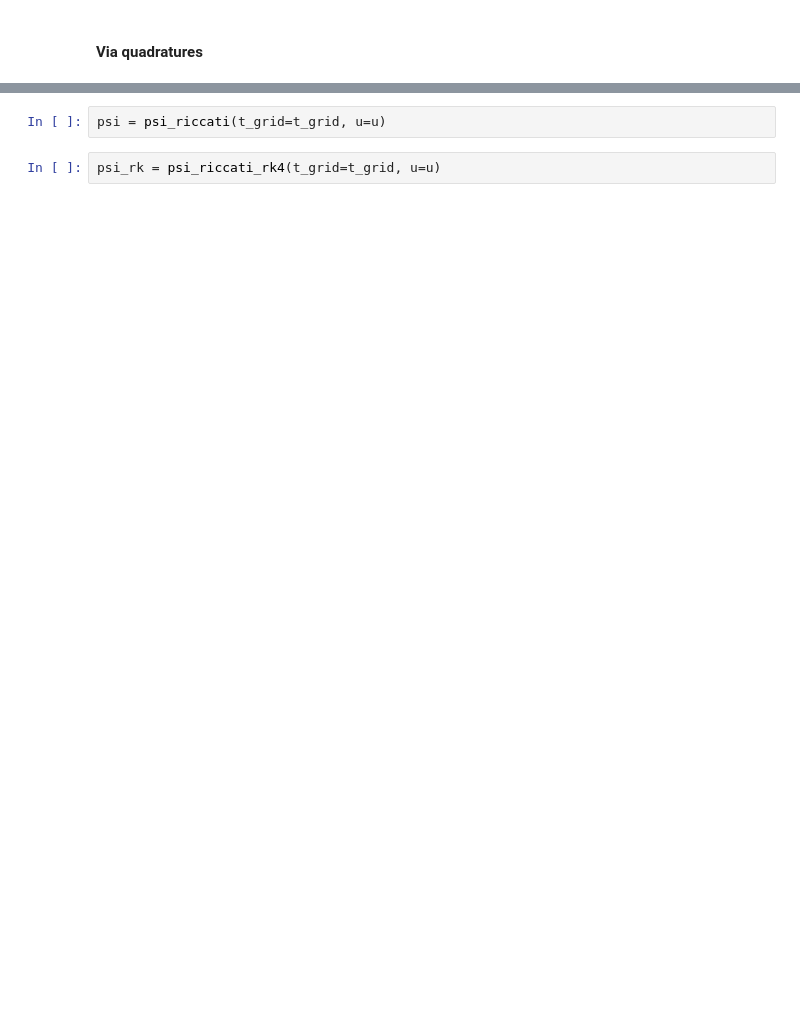
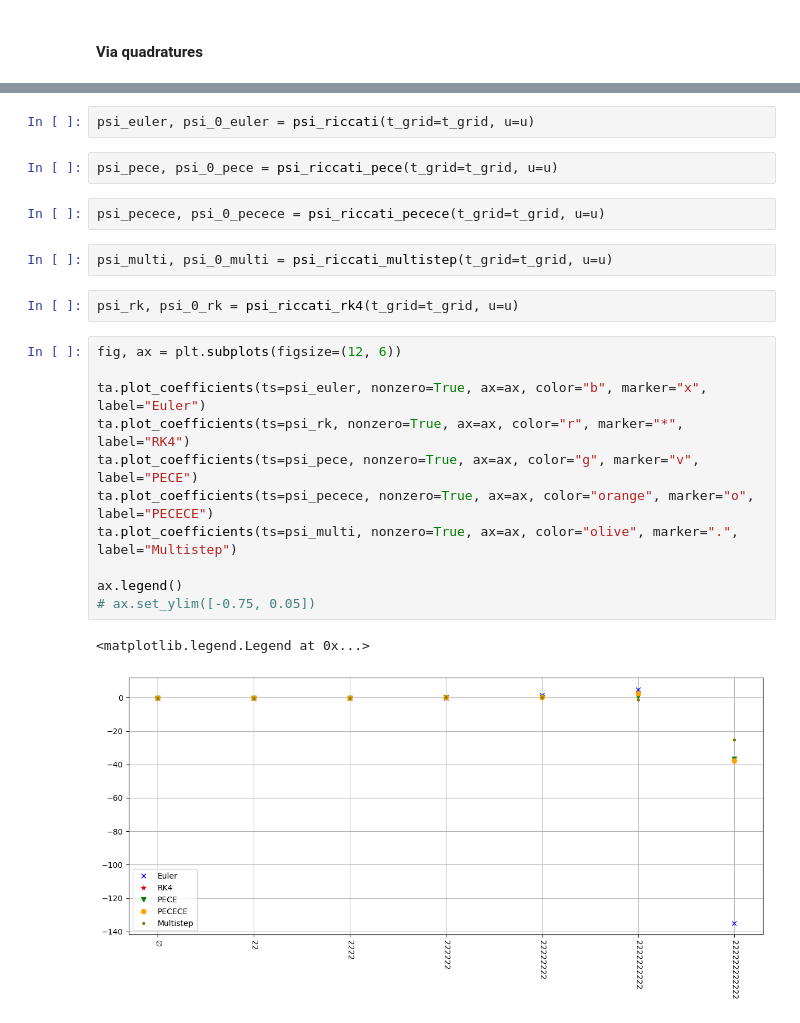
Before and after one commit to MrG1raffe/signature, a Jupyter notebook: notebooks/RiccatiContest.ipynb, the cells around one changed output, grey strips where cells are left out. Saved outputs shown, nothing was run; the diff lists cells and outputs as text; blank space fills up the shorter version.

```diff
--- a/notebooks/RiccatiContest.ipynb
+++ b/notebooks/RiccatiContest.ipynb
@@ -268,4 +204,24 @@ f(z_arr) @ (w_arr * np.exp(z_arr))
 # %%
-psi = psi_riccati(t_grid=t_grid, u=u)
+psi_euler, psi_0_euler = psi_riccati(t_grid=t_grid, u=u)
+# %%
+psi_pece, psi_0_pece = psi_riccati_pece(t_grid=t_grid, u=u)
+# %%
+psi_pecece, psi_0_pecece = psi_riccati_pecece(t_grid=t_grid, u=u)
+# %%
+psi_multi, psi_0_multi = psi_riccati_multistep(t_grid=t_grid, u=u)
 # %%
-psi_rk = psi_riccati_rk4(t_grid=t_grid, u=u)
+psi_rk, psi_0_rk = psi_riccati_rk4(t_grid=t_grid, u=u)
+# %%
+fig, ax = plt.subplots(figsize=(12, 6))
+
+ta.plot_coefficients(ts=psi_euler, nonzero=True, ax=ax, color="b", marker="x", label="Euler")
+ta.plot_coefficients(ts=psi_rk, nonzero=True, ax=ax, color="r", marker="*", label="RK4")
+ta.plot_coefficients(ts=psi_pece, nonzero=True, ax=ax, color="g", marker="v", label="PECE")
+ta.plot_coefficients(ts=psi_pecece, nonzero=True, ax=ax, color="orange", marker="o", label="PECECE")
+ta.plot_coefficients(ts=psi_multi, nonzero=True, ax=ax, color="olive", marker=".", label="Multistep")
+
+ax.legend()
+# ax.set_ylim([-0.75, 0.05])
+# %% [output]
+<matplotlib.legend.Legend at 0x...>
+[figure, added]
```
Also changed, not shown: parts of 40 cells of this notebook, 4 other files.
